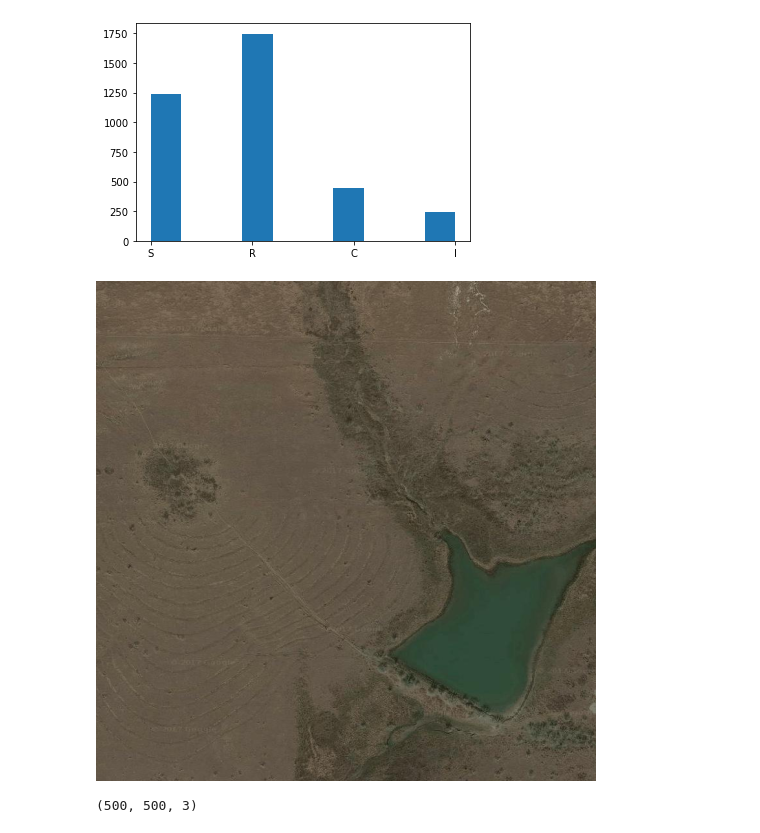
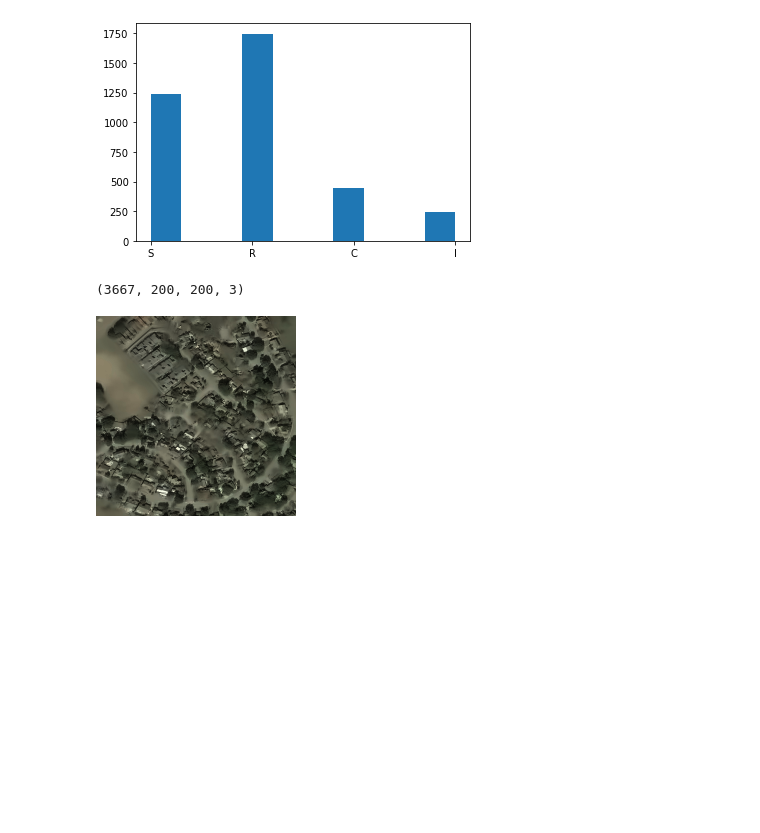
Before and after one commit to hyunjaec/MScA_Deep_Learning_Project, a Jupyter notebook: zoning_satellite.ipynb, the cells around one changed output. Saved outputs shown, nothing was run; the diff lists cells and outputs as text; code cells hidden in the pictures; blank space fills up the shorter version.

```diff
--- a/zoning_satellite.ipynb
+++ b/zoning_satellite.ipynb
@@ -137,2 +153,7 @@ dim = (500, 500)
+# %%
+img_array = np.array(img_df)
+img_array.shape
+# %% [output]
+(3667, 200, 200, 3)
 # %%
 #make images equal pixel by 500, 500
@@ -141,9 +162,7 @@ for i, img in enumerate(img_df):
-# %%
-cv2_imshow(img_df[0])
-img_df[0].shape
-# %% [output]
-[figure, removed]
-(500, 500, 3)
+# %%
+cv2_imshow(img_array[53])
+# %% [output]
+[figure, added]
 # %%
 fig, ax = plt.subplots(1, 4, figsize=(15, 15), sharex=True, sharey=True)
 ax1, ax2, ax3, ax4 = ax.ravel()
```
Also changed, not shown: parts of 24 cells of this notebook.
